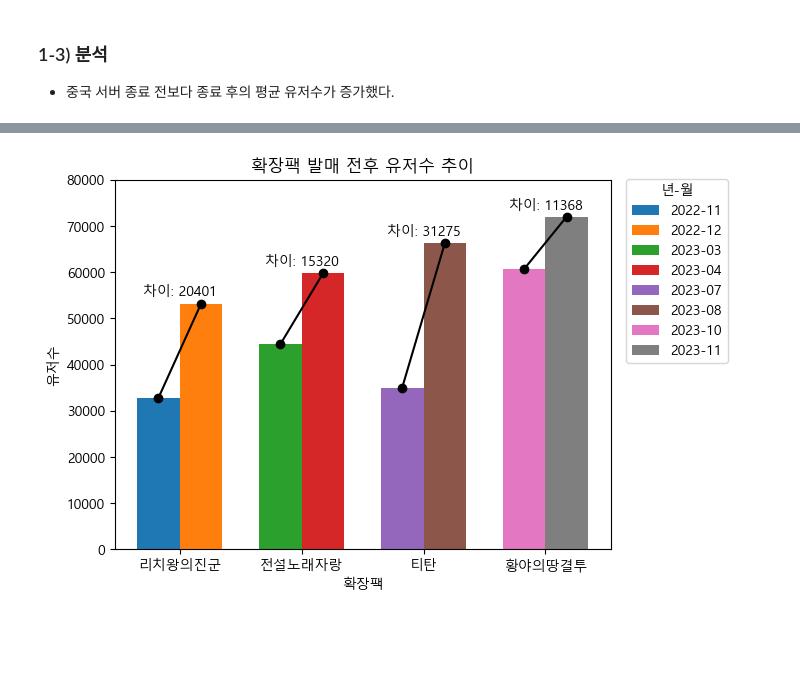
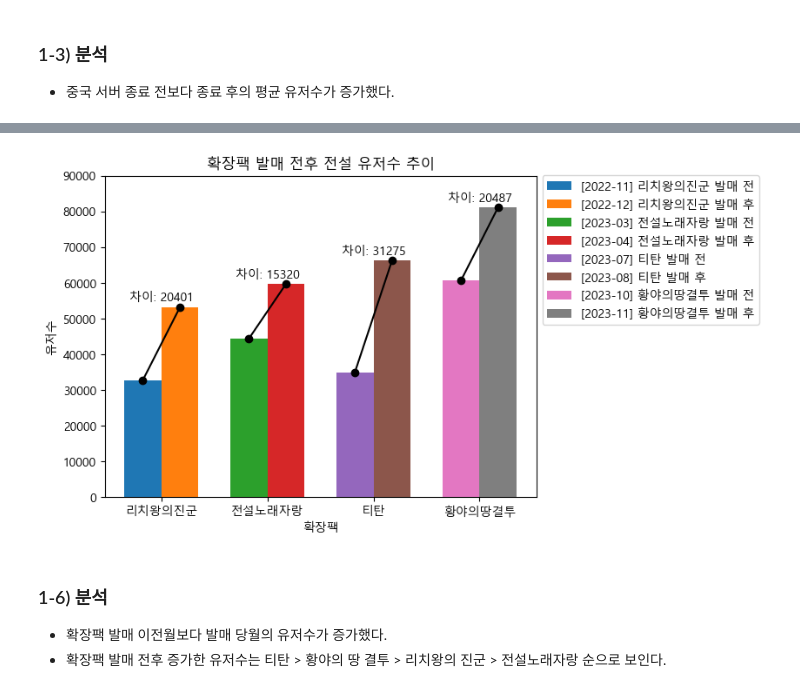
Before and after one commit to tlthr764/codingon_project_03, a Jupyter notebook: graph_legend.ipynb, the cells around one changed output, grey strips where cells are left out. Drawn from its saved outputs; the diff is of its cells as text; code cells hidden in the pictures; blank space fills up the shorter version.

Commit message:
12th commit : 피드백2 - graph_legend 수정 마무리 및 data_meta 수정 작업 시작

```diff
--- a/graph_legend.ipynb
+++ b/graph_legend.ipynb
@@ -153,11 +165,14 @@ difference = mean_112_121 - mean_108_111
 
 # 막대 그래프 그리기
 plt.figure(figsize=(10, 6)) # 그래프 사이즈
+
 # ax - 서브플롯을 나타내는 객체로, 여러 개의 그래프를 그리기 위해 사용
-ax = sns.barplot(x=['중국 서버 폐쇄 전\n[ 2022-10 ~ 2023-01 ]', '중국 서버 폐쇄 후\n[ 2023-02 ~ 2023-11 ]'],
+ax = sns.barplot(x=['중국 서버 종료 전\n[ 2022-10 ~ 2023-01 ]', '중국 서버 종료 후\n[ 2023-02 ~ 2023-11 ]'],
                  y=[mean_108_111, mean_112_121], palette='viridis', width=0.35)
 
 # 막대 끝에 평균 유저수 표시
+# enumerate : 순서가 있는 자료형을 입력으로 받아 인덱스와 값을 순회
+# enumerate(iterable, start=0) : iterable - 순회가능한 객체, start - 인덱스의 시작값 지정 (기본값 0)
 for i, v in enumerate([mean_108_111, mean_112_121]):
     ax.text(i, v + 50, f'{v:.0f}', color='black', ha='center', va='bottom')
 
@@ -168,7 +183,7 @@ ax.text(0.5, max(mean_108_111, mean_112_121), f'차이: {difference:.0f}', ha='c
 plt.plot([0, 1], [mean_108_111, mean_112_121], marker='o', color='black')
 
 # 그래프 제목과 레이블 설정
-plt.title('[2022년 1월] 중국 서버 폐쇄 전후 전설 유저수 평균 비교', pad=15)
+plt.title('[2022년 1월] 중국 서버 종료 전후 평균 전설 유저수 비교', pad=15)
 plt.ylabel('평균 유저수')
 
 # 축 설정
@@ -272,19 +322,23 @@ plt.show()
 # %%
 # '날짜' 열을 생성하고 정렬
 legend_data['Time'] = pd.to_datetime(legend_data[['Year', 'Month']].astype(str).agg('-'.join, axis=1))
-# 일자 부분 삭제
 legend_data['Time'] = legend_data['Time'].dt.to_period("M")
 
 # 각 시즌 및 서버에 대한 유저 수 총합 계산
-total_user3 = legend_data.groupby(['Season', 'Time']).Number.sum().reset_index()
-print(total_user3)
+total_user2 = legend_data.groupby(['Season', 'Time'])['Number'].sum().reset_index()
 
-# 확장팩 발매 월과 이전 월 dict 생성
+# 확장팩 발매 월과 이전 월 딕셔너리 생성
 expansion_release = {
     '리치왕의진군': ('2022-12', '2022-11'),
     '전설노래자랑': ('2023-04', '2023-03'),
     '티탄': ('2023-08', '2023-07'),
     '황야의땅결투': ('2023-11', '2023-10')
 }
+
+# 데이터 프레임 생성
 expansion_data = pd.DataFrame(columns=['Expansion', 'Release_Month', 'Previous_Month', 'User_Difference'])
+
+# 데이터 헤드와 행,열 개수 확인
+print(expansion_data.shape)
+expansion_data.head()
 # %% [output]
@@ -306,35 +356,55 @@ expansion_data = pd.DataFrame(columns=['Expansion', 'Release_Month', 'Previous_M
 # %%
+# 그래프 사이즈
+plt.figure(figsize=(6.4, 4.8))
+
 bar_width = 0.35 # 막대 너비
 expansion_index = np.arange(len(expansion_release)) # 확장팩 인덱스
 
 # 각 확장팩에 대해 데이터 추출 및 그래프 그리기
+# enumerate : expansion_release 딕셔너리의 각 항목에 대해 인덱스 i와 값 expansion, (release_month, previous_month)을 반환
 for i, (expansion, (release_month, previous_month)) in enumerate(expansion_release.items()):
-    release_data = total_user3[total_user3['Time'].astype(str) == release_month]
-    previous_data = total_user3[total_user3['Time'].astype(str) == previous_month]
 
-    if not release_data.empty and not previous_data.empty:
-        # 확장팩 발매 월과 이전 월의 유저 수 데이터 추출
-        release_users = release_data['Number'].sum()
-        previous_users = previous_data['Number'].sum()
+    # 확장팩 발매 월과 이전 월의 유저수 데이터 추출
+    release_data = total_user2[total_user2['Time'].astype(str) == release_month]
+    previous_data = total_user2[total_user2['Time'].astype(str) == previous_month]
 
-        # 막대 그래프 그리기
-        plt.bar(expansion_index[i] - bar_width/2, previous_users, bar_width, label=f'{previous_month}')
-        plt.bar(expansion_index[i] + bar_width/2, release_users, bar_width, label=f'{release_month}')
+    # 데이터가 존재하는지 확인
+    if release_data.empty or previous_data.empty:
+      continue
 
-        # 선 그래프 그리기
-        plt.plot([expansion_index[i] - bar_width / 2, expansion_index[i] + bar_width / 2],
-                 [previous_users, release_users], marker='o', color='black')
-        # 차이값 표시
-        plt.text(expansion_index[i], max(previous_users, release_users) + 1000,
-                 f'차이: {release_users - previous_users}', ha='center', va='bottom')
+    # 해당 월의 유저 총합 계산
+    release_users = release_data['Number'].sum()
+    previous_users = previous_data['Number'].sum()
 
-# 그래프 제목과 레이블 추가
-plt.title('확장팩 발매 전후 유저수 추이')
+    # 막대 그래프 그리기
+    plt.bar(expansion_index[i] - bar_width/2, previous_users, bar_width, label=f'[{previous_month}] {expansion} 발매 전')
+    plt.bar(expansion_index[i] + bar_width/2, release_users, bar_width, label=f'[{release_month}] {expansion} 발매 후')
+
+    # 선 그래프 그리기
+    plt.plot([expansion_index[i] - bar_width / 2, expansion_index[i] + bar_width / 2],
+                [previous_users, release_users], marker='o', color='black')
+
+    # 차이값 표시
+    plt.text(expansion_index[i], max(previous_users, release_users) + 1000,
+                f'차이: {release_users - previous_users}', ha='center', va='bottom')
+
+# 타이틀과 레이블 설정
+plt.title('확장팩 발매 전후 전설 유저수 추이')
 plt.xlabel('확장팩')
 plt.ylabel('유저수')
+
+# 축 설정
 plt.xticks(expansion_index, expansion_release.keys())
-plt.ylim(0,80000)
-plt.legend(loc='upper right', bbox_to_anchor=(1.25, 1.02), title="년-월")
+plt.ylim(0,90000)
+
+# 범례 설정
+plt.legend(loc='best', bbox_to_anchor=(1.0, 1.02))
+
+# 그래프 출력
 plt.show()
 # %% [output]
-[figure, old version]
+[figure, new version]
+# %% [markdown]
+### 1-6) 분석
+- 확장팩 발매 이전월보다 발매 당월의 유저수가 증가했다.
+- 확장팩 발매 전후 증가한 유저수는 티탄 > 황야의 땅 결투 > 리치왕의 진군 > 전설노래자랑 순으로 보인다.
```
Also changed, not shown: parts of 15 cells of this notebook, 5 other files.
